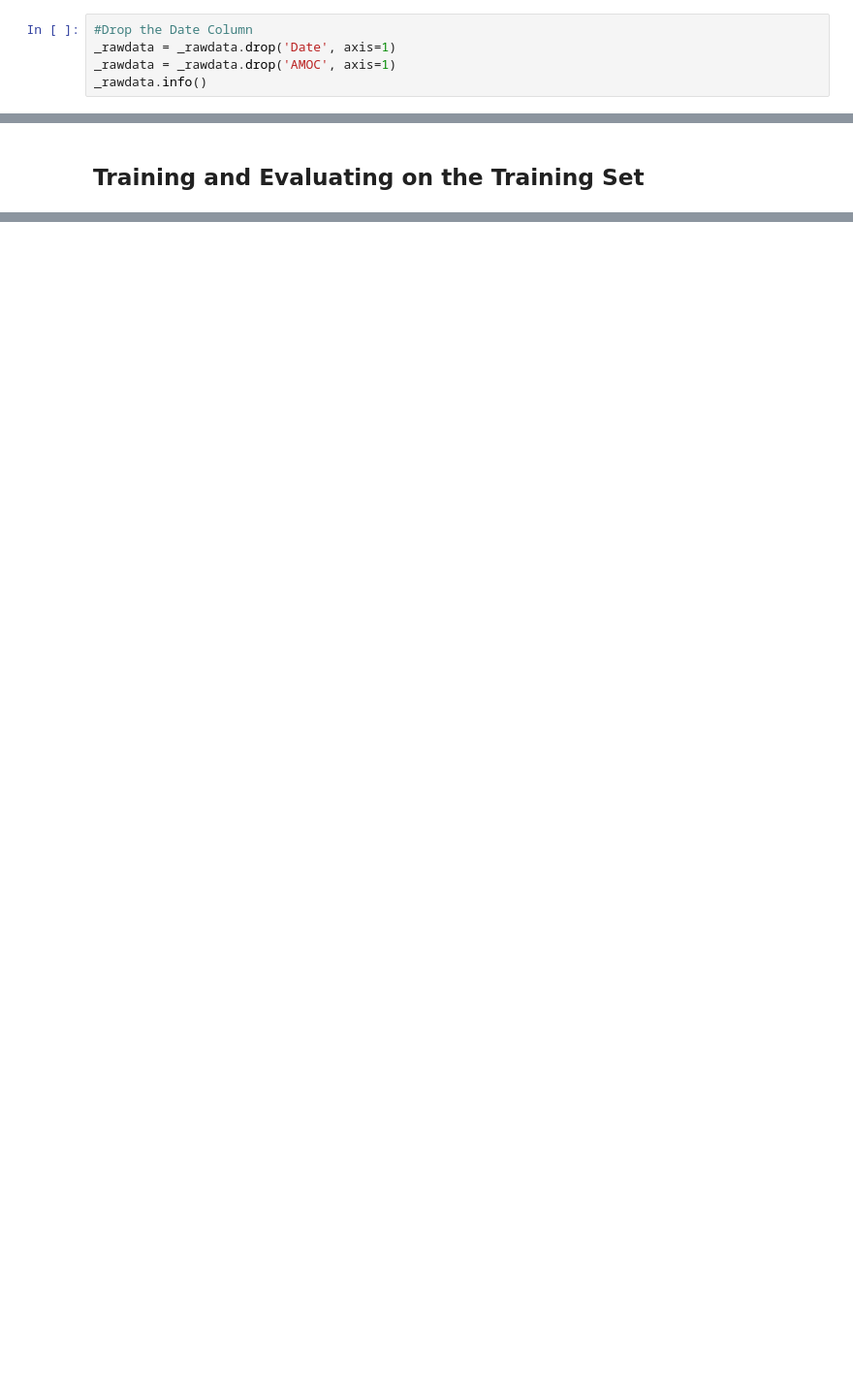
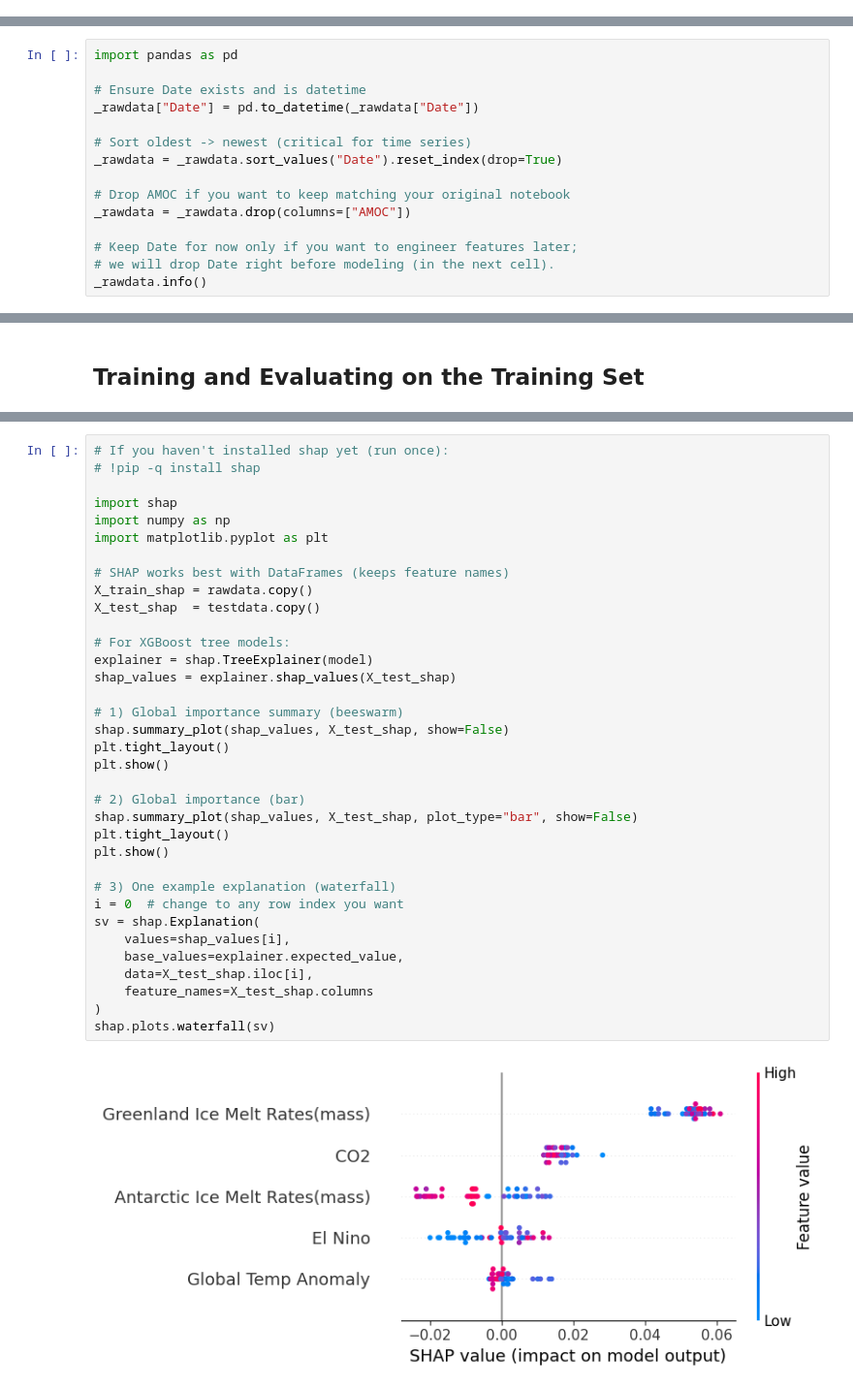
Before and after one commit to ellenyifang2011/sea_level, a Jupyter notebook: src/xg_hyperparameter.ipynb, the cells around one changed output, grey strips where cells are left out. Shown at 97% size. Cells and saved outputs as stored; diff of their text form; blank space fills up the shorter version.

```diff
--- a/src/xg_hyperparameter.ipynb
+++ b/src/xg_hyperparameter.ipynb
@@ -60,8 +60,3 @@ Data columns (total 8 columns):
  7   CO2                             244 non-null    float64
 dtypes: float64(8)
 memory usage: 15.4 KB
-# %%
-#Drop the Date Column
-_rawdata = _rawdata.drop('Date', axis=1)
-_rawdata = _rawdata.drop('AMOC', axis=1)
-_rawdata.info()
@@ -81,0 +63,15 @@ memory usage: 11.6 KB
+# %%
+import pandas as pd
+
+# Ensure Date exists and is datetime
+_rawdata["Date"] = pd.to_datetime(_rawdata["Date"])
+
+# Sort oldest -> newest (critical for time series)
+_rawdata = _rawdata.sort_values("Date").reset_index(drop=True)
+
+# Drop AMOC if you want to keep matching your original notebook
+_rawdata = _rawdata.drop(columns=["AMOC"])
+
+# Keep Date for now only if you want to engineer features later;
+# we will drop Date right before modeling (in the next cell).
+_rawdata.info()
@@ -177,0 +223,37 @@ plt.show()
+# %%
+# If you haven't installed shap yet (run once):
+# !pip -q install shap
+
+import shap
+import numpy as np
+import matplotlib.pyplot as plt
+
+# SHAP works best with DataFrames (keeps feature names)
+X_train_shap = rawdata.copy()
+X_test_shap  = testdata.copy()
+
+# For XGBoost tree models:
+explainer = shap.TreeExplainer(model)
+shap_values = explainer.shap_values(X_test_shap)
+
+# 1) Global importance summary (beeswarm)
+shap.summary_plot(shap_values, X_test_shap, show=False)
+plt.tight_layout()
+plt.show()
+
+# 2) Global importance (bar)
+shap.summary_plot(shap_values, X_test_shap, plot_type="bar", show=False)
+plt.tight_layout()
+plt.show()
+
+# 3) One example explanation (waterfall)
+i = 0  # change to any row index you want
+sv = shap.Explanation(
+    values=shap_values[i],
+    base_values=explainer.expected_value,
+    data=X_test_shap.iloc[i],
+    feature_names=X_test_shap.columns
+)
+shap.plots.waterfall(sv)
+# %% [output]
+[figure, added]
```
Also changed, not shown: parts of 11 cells of this notebook.
